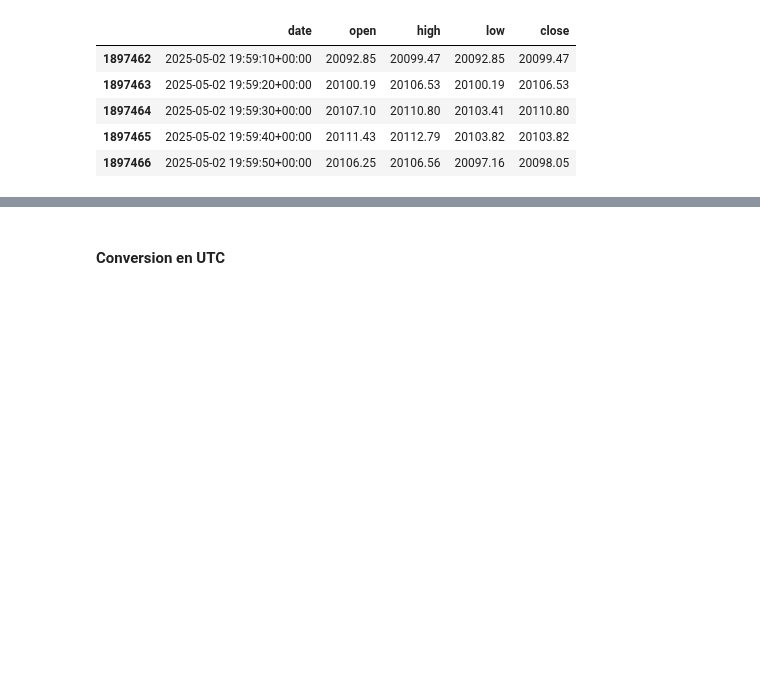
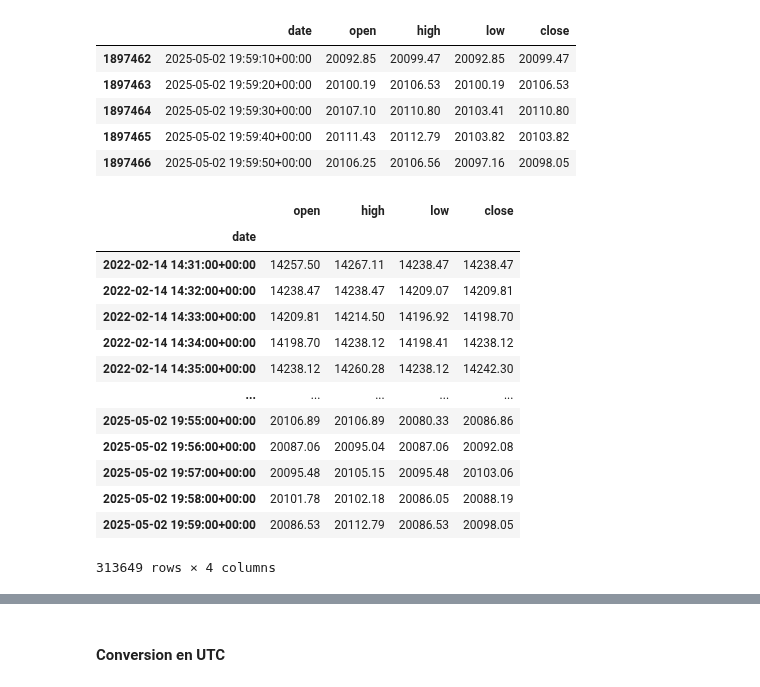
Before and after one commit to FinTechCpp/fast-backtest-app, a Jupyter notebook: Notebooks/IBKR_API.ipynb, the cells around one changed output, grey strips where cells are left out. Cells and saved outputs as stored; diff of their text form; code cells hidden in the pictures; blank space fills up the shorter version.

```diff
--- a/Notebooks/IBKR_API.ipynb
+++ b/Notebooks/IBKR_API.ipynb
@@ -190,0 +204,18 @@ retrieved_df.to_csv("../marketData/NDX_10secs_20220214_to_20250502_TRADES.csv",
+# %%
+retrieved_df = resample_ohlc(retrieved_df, '1min')
+retrieved_df
+# %% [output]
+|  | open | high | low | close |
+| date |  |  |  |  |
+| 2022-02-14 14:31:00+00:00 | 14257.50 | 14267.11 | 14238.47 | 14238.47 |
+| 2022-02-14 14:32:00+00:00 | 14238.47 | 14238.47 | 14209.07 | 14209.81 |
+| 2022-02-14 14:33:00+00:00 | 14209.81 | 14214.50 | 14196.92 | 14198.70 |
+| 2022-02-14 14:34:00+00:00 | 14198.70 | 14238.12 | 14198.41 | 14238.12 |
+| 2022-02-14 14:35:00+00:00 | 14238.12 | 14260.28 | 14238.12 | 14242.30 |
+| ... | ... | ... | ... | ... |
+| 2025-05-02 19:55:00+00:00 | 20106.89 | 20106.89 | 20080.33 | 20086.86 |
+| 2025-05-02 19:56:00+00:00 | 20087.06 | 20095.04 | 20087.06 | 20092.08 |
+| 2025-05-02 19:57:00+00:00 | 20095.48 | 20105.15 | 20095.48 | 20103.06 |
+| 2025-05-02 19:58:00+00:00 | 20101.78 | 20102.18 | 20086.05 | 20088.19 |
+| 2025-05-02 19:59:00+00:00 | 20086.53 | 20112.79 | 20086.53 | 20098.05 |
+313649 rows × 4 columns
```
Also changed, not shown: parts of 6 cells of this notebook, 5 other files.
